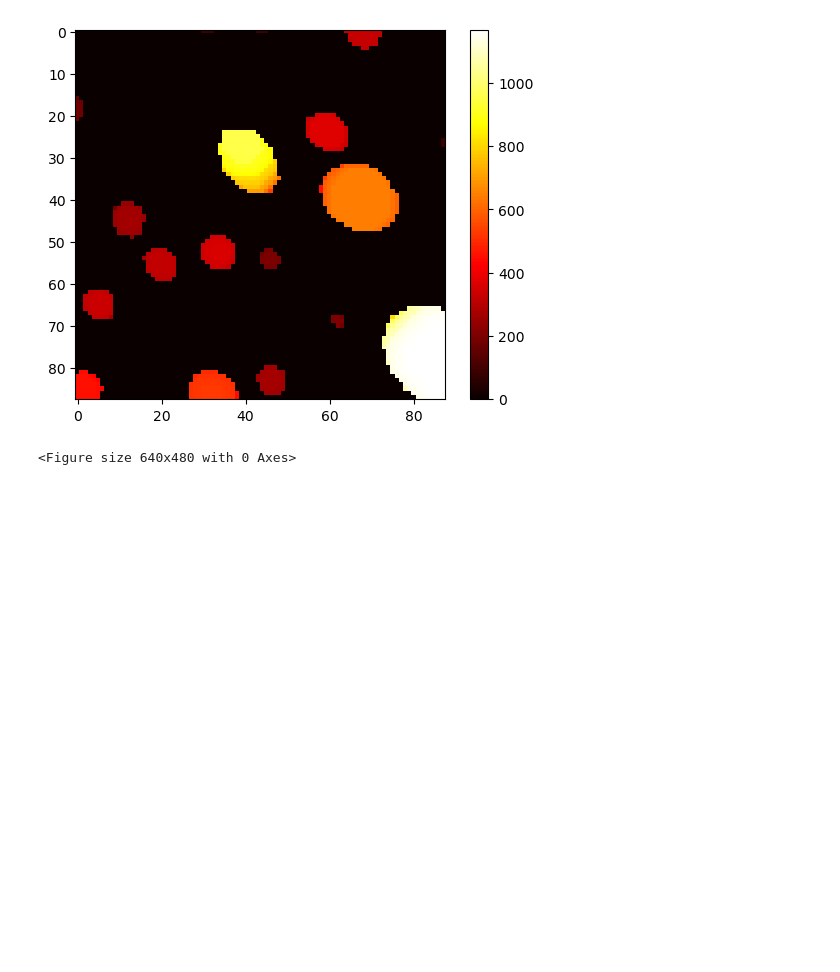
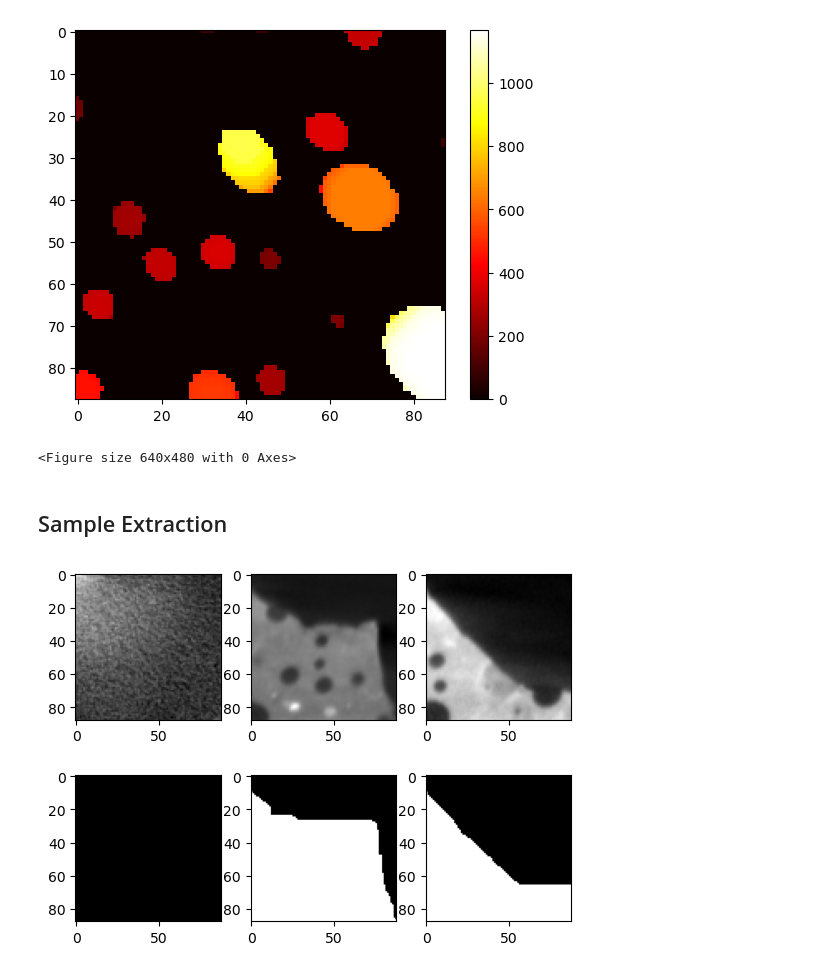
Before and after one commit to s185231/HPC3D_project, a Jupyter notebook: code/visualize.ipynb, the cells around one changed output. Cells and saved outputs as stored; diff of their text form; code cells hidden in the pictures; blank space fills up the shorter version.

Commit message:
Added sample extraction demo to visualize.ipynb

```diff
--- a/code/visualize.ipynb
+++ b/code/visualize.ipynb
@@ -219,3 +111,29 @@ plt.savefig(path)
 # %% [output]
 [figure]
 <Figure size 640x480 with 0 Axes>
+# %% [markdown]
+## Sample Extraction
+# %%
+grid_list = fnc.extract_samples(mask=mask,
+                                pixels_per_mm=pixels_per_mm,
+                                mm_per_grid=4,
+                                discard_threshold=0.33)
+
+grid_dict = grid_list[10]
+slice_n = 0
+plt.figure()
+plt.subplot(231)
+plt.imshow(fnc.apply_grid(volume=all_data[0], grid_dict=grid_dict)[slice_n,:, :], cmap='gray')
+plt.subplot(232)
+plt.imshow(fnc.apply_grid(volume=all_data[0], grid_dict=grid_dict)[:,slice_n, :], cmap='gray')
+plt.subplot(233)
+plt.imshow(fnc.apply_grid(volume=all_data[0], grid_dict=grid_dict)[:,:, slice_n], cmap='gray')
+plt.subplot(234)
+plt.imshow(fnc.apply_grid(volume=mask, grid_dict=grid_dict)[slice_n, : ,:], cmap='gray', vmin=0, vmax=1)
+plt.subplot(235)
+plt.imshow(fnc.apply_grid(volume=mask, grid_dict=grid_dict)[:, slice_n, :], cmap='gray', vmin=0, vmax=1)
+plt.subplot(236)
+plt.imshow(fnc.apply_grid(volume=mask, grid_dict=grid_dict)[:,:, slice_n], cmap='gray', vmin=0, vmax=1)
+plt.show()
+# %% [output]
+[figure, added]
```
Also changed, not shown: parts of 4 cells of this notebook, 3 other files.
